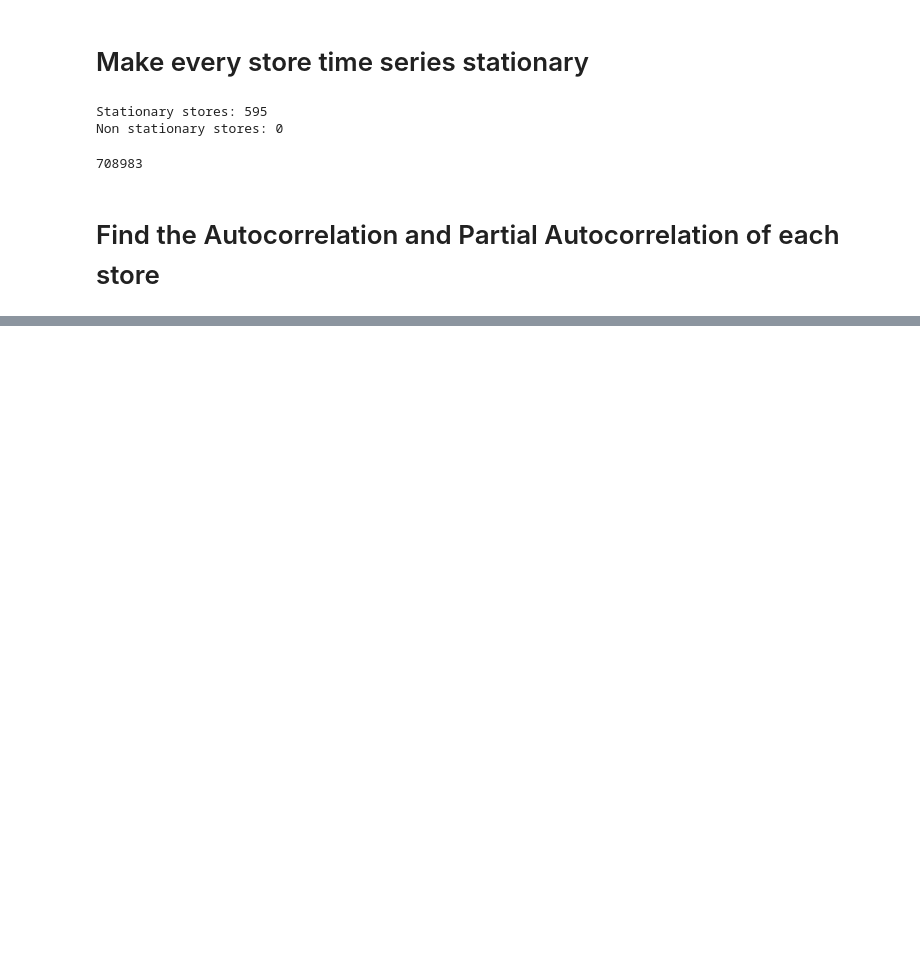
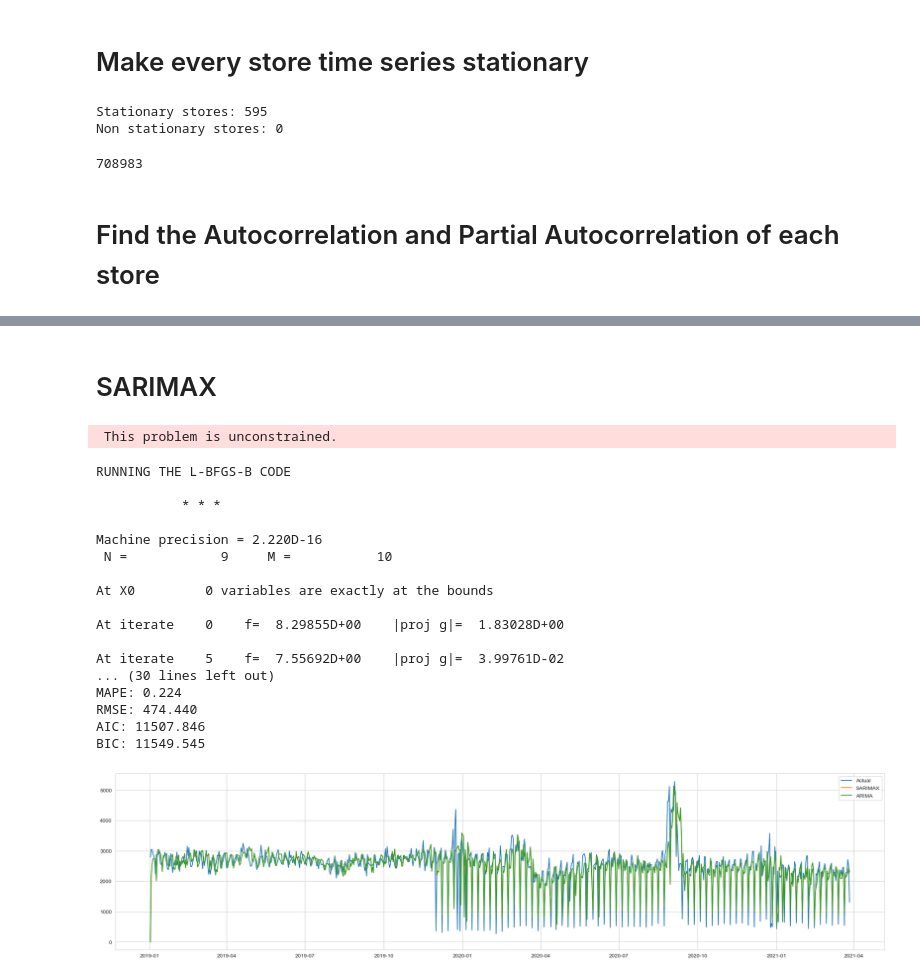
Before and after one commit to dimgag/time-series-forecasting-store-transactions, a Jupyter notebook: main.ipynb, the cells around one changed output, grey strips where cells are left out. Drawn from its saved outputs; the diff is of its cells as text; code cells hidden in the pictures; blank space fills up the shorter version.

Commit message:
add SARIMAX model

```diff
--- a/main.ipynb
+++ b/main.ipynb
@@ -144,14 +144,14 @@ from sklearn.metrics import mean_squared_error, mean_absolute_error, mean_absolu
 model = ARIMA(store['n_transactions'], order=(7, 1, 1))
 model_fit = model.fit()
 
-forecast_ma = model_fit.predict()
+forecast_arima = model_fit.predict()
 
 # Get the actual sales for the forecast period
 actual = store['n_transactions']
 
-mse = mean_squared_error(actual, forecast_ma)
-mae = mean_absolute_error(actual, forecast_ma)
-mape = mean_absolute_percentage_error(actual, forecast_ma)
+mse = mean_squared_error(actual, forecast_arima)
+mae = mean_absolute_error(actual, forecast_arima)
+mape = mean_absolute_percentage_error(actual, forecast_arima)
 rmse = np.sqrt(mse)
 
 print(f'MSE: {mse:.3f}')
@@ -166,7 +166,7 @@ print(f'BIC: {model_fit.bic:.3f}')
 # plot the forecast vs actual
 plt.figure(figsize=(16, 6))
 plt.plot(store['n_transactions'], label='Actual')
-plt.plot(forecast_ma, label='Forecast')
+plt.plot(forecast_arima, label='Forecast')
 plt.legend()
 plt.show()
 # %% [output]
@@ -299,0 +303,57 @@ plt.show()
+# %% [markdown]
+# SARIMAX
+# %%
+# Forecast for full time series
+from statsmodels.tsa.statespace.sarimax import SARIMAX
+from sklearn.metrics import mean_squared_error, mean_absolute_error, mean_absolute_percentage_error
+
+model = SARIMAX(store['n_transactions'], order=(7, 1, 1), seasonal_order=(0, 0, 0, 7))
+model_fit = model.fit()
+
+forecast_sarimax = model_fit.predict()
+
+# Get the actual sales for the forecast period
+actual = store['n_transactions']
+
+mse = mean_squared_error(actual, forecast_sarimax)
+mae = mean_absolute_error(actual, forecast_sarimax)
+mape = mean_absolute_percentage_error(actual, forecast_sarimax)
+rmse = np.sqrt(mse)
+
+print(f'MSE: {mse:.3f}')
+print(f'MAE: {mae:.3f}')
+print(f'MAPE: {mape:.3f}')
+print(f'RMSE: {rmse:.3f}')
+# AIC - Akaike Information Criterion
+print(f'AIC: {model_fit.aic:.3f}')
+# BIC - Bayesian Information Criterion
+print(f'BIC: {model_fit.bic:.3f}')
+
+# plot the forecast vs actual
+plt.figure(figsize=(26, 6))
+plt.plot(store['n_transactions'], label='Actual')
+plt.plot(forecast_sarimax, label='SARIMAX')
+plt.plot(forecast_arima, label='ARIMA')
+
+plt.legend()
+plt.show()
+# %% [output]
+ This problem is unconstrained.
+RUNNING THE L-BFGS-B CODE
+
+           * * *
+
+Machine precision = 2.220D-16
+ N =            9     M =           10
+
+At X0         0 variables are exactly at the bounds
+
+At iterate    0    f=  8.29855D+00    |proj g|=  1.83028D+00
+
+At iterate    5    f=  7.55692D+00    |proj g|=  3.99761D-02
+... (30 lines left out)
+MAPE: 0.224
+RMSE: 474.440
+AIC: 11507.846
+BIC: 11549.545
+[figure, added]
```
Also changed, not shown: parts of 5 cells of this notebook.
